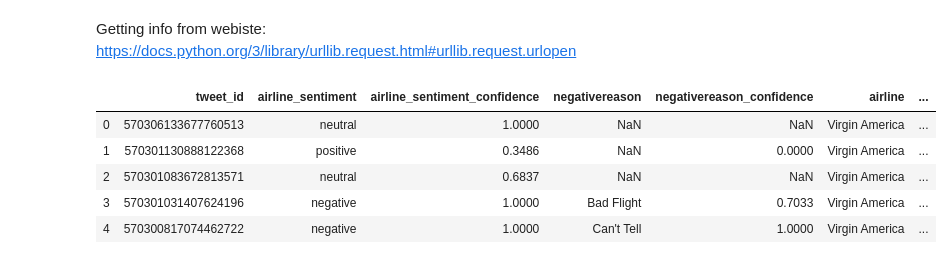
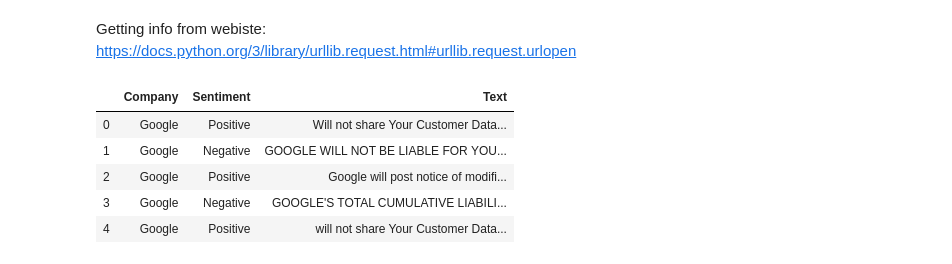
Before and after one commit to kimberlylie99/HackGT20, a Jupyter notebook: TextAnalysis.ipynb, the cells around one changed output. Drawn from its saved outputs; the diff is of its cells as text; code cells hidden in the pictures.

```diff
--- a/TextAnalysis.ipynb
+++ b/TextAnalysis.ipynb
@@ -10,16 +10,16 @@ from sklearn.metrics import accuracy_score
 # %% [markdown]
 Getting info from webiste: https://docs.python.org/3/library/urllib.request.html#urllib.request.urlopen
 # %%
-data_source_url = "https://raw.githubusercontent.com/kolaveridi/kaggle-Twitter-US-Airline-Sentiment-/master/Tweets.csv"
-airline_tweets = pd.read_csv(data_source_url)
-airline_tweets.head()
+#data_source_url = "https://raw.githubusercontent.com/kolaveridi/kaggle-Twitter-US-Airline-Sentiment-/master/Tweets.csv"
+company_review = pd.read_csv("./hackgt20_data.csv")
+company_review.head()
 # %% [output]
-|  | tweet_id | airline_sentiment | airline_sentiment_confidence | negativereason | negativereason_confidence | airline | ... |
-| 0 | 570306133677760513 | neutral | 1.0000 | NaN | NaN | Virgin America | ... |
-| 1 | 570301130888122368 | positive | 0.3486 | NaN | 0.0000 | Virgin America | ... |
-| 2 | 570301083672813571 | neutral | 0.6837 | NaN | NaN | Virgin America | ... |
-| 3 | 570301031407624196 | negative | 1.0000 | Bad Flight | 0.7033 | Virgin America | ... |
-| 4 | 570300817074462722 | negative | 1.0000 | Can't Tell | 1.0000 | Virgin America | ... |
+|  | Company | Sentiment | Text |
+| 0 | Google | Positive | Will not share Your Customer Data... |
+| 1 | Google | Negative | GOOGLE WILL NOT BE LIABLE FOR YOU... |
+| 2 | Google | Positive | Google will post notice of modifi... |
+| 3 | Google | Negative | GOOGLE'S TOTAL CUMULATIVE LIABILI... |
+| 4 | Google | Positive | will not share Your Customer Data... |
 # %%
 plot_size = plt.rcParams["figure.figsize"]
 print(plot_size[0])
```
Also changed, not shown: parts of 13 cells of this notebook.
